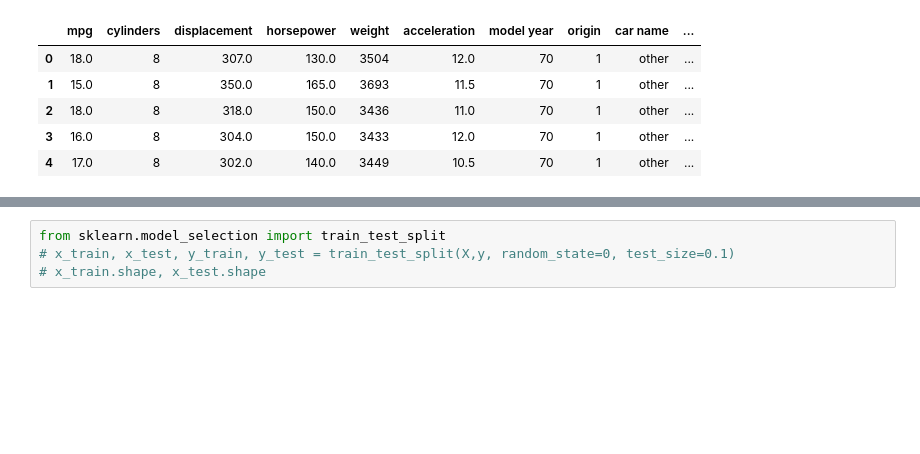
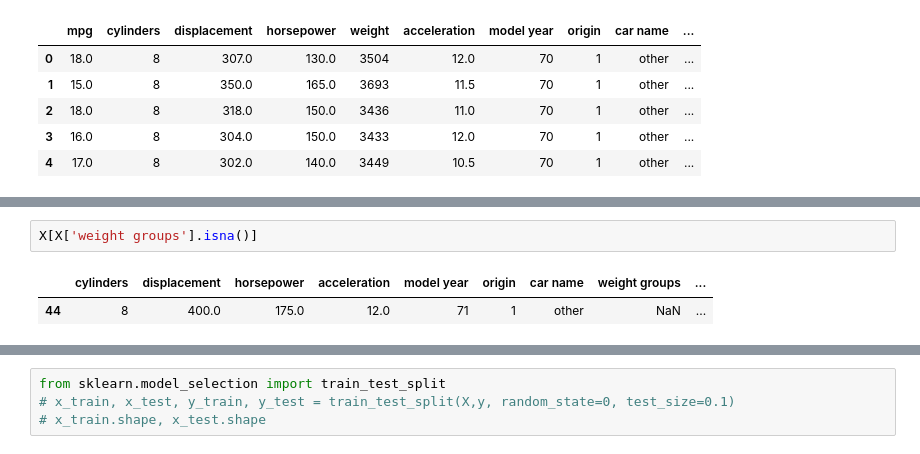
Before and after one commit to pravin-nawghare/Automotive-Fuel-Economy-Predictior, a Jupyter notebook: fuel_economy_eda.ipynb, the cells around one changed output, grey strips where cells are left out. Saved outputs shown, nothing was run; the diff lists cells and outputs as text; blank space fills up the shorter version.

```diff
--- a/fuel_economy_eda.ipynb
+++ b/fuel_economy_eda.ipynb
@@ -493,0 +507,5 @@ X.head()
+# %%
+X[X['weight groups'].isna()]
+# %% [output]
+|  | cylinders | displacement | horsepower | acceleration | model year | origin | car name | weight groups | ... |
+| 44 | 8 | 400.0 | 175.0 | 12.0 | 71 | 1 | other | NaN | ... |
```
Also changed, not shown: parts of 24 cells of this notebook.
